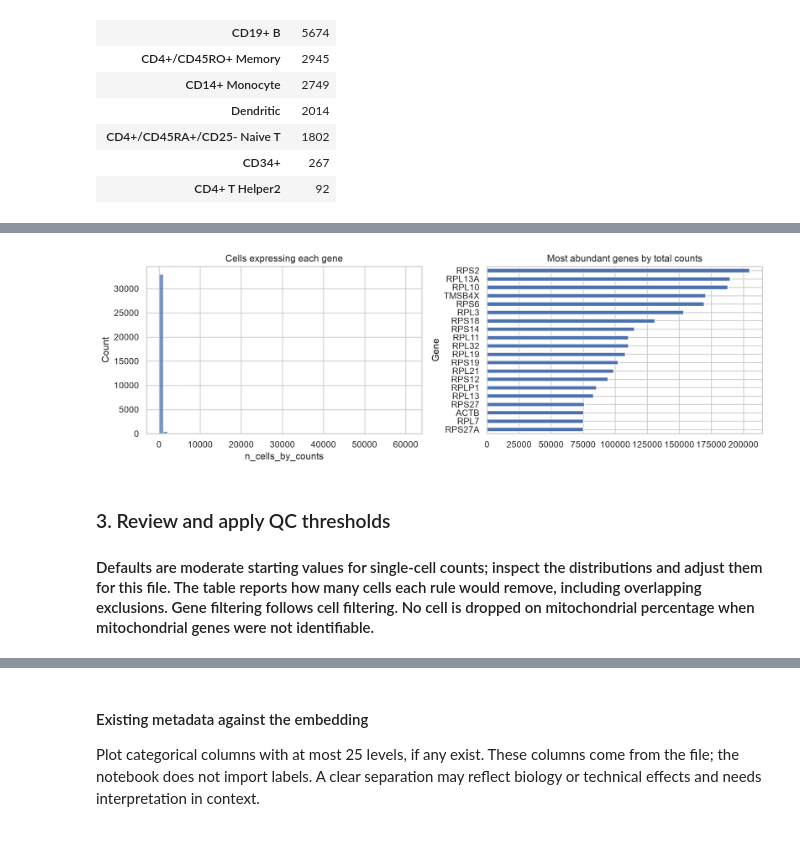
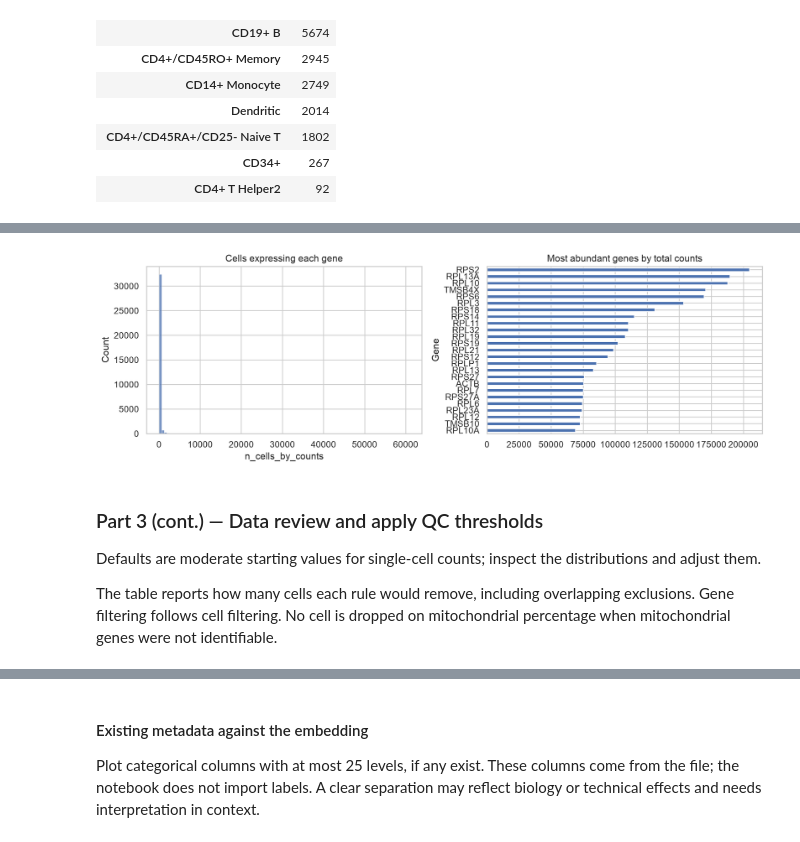
Before and after one commit to maximyam/Graph-ML, a Jupyter notebook: data_processing.ipynb, the cells around one changed output, grey strips where cells are left out. Cells and saved outputs as stored; diff of their text form; code cells hidden in the pictures.

Commit message:
[Max] First working data processing

```diff
--- a/data_processing.ipynb
+++ b/data_processing.ipynb
@@ -153,19 +160,13 @@ obsm tsne size (65877, 2)                ==>
 [[  7.56553972   0.44137032]
  [  2.55262557 -25.78667227]]
 # %%
-print("Shape (cells, genes):", adata.shape)
-print("X:", type(adata.X).__name__, adata.X.dtype)
-print("obs columns:", list(adata.obs.columns))
-print("var columns:", list(adata.var.columns))
-print("layers:", {k: (v.shape, str(v.dtype)) for k, v in adata.layers.items()})
-print("obsm:", {k: v.shape for k, v in adata.obsm.items()})
-print("Unique cell IDs:", adata.obs_names.is_unique, "duplicate count:", adata.obs_names.duplicated().sum())
-print("Unique gene IDs:", adata.var_names.is_unique, "duplicate count:", adata.var_names.duplicated().sum())
-display(adata.obs.head(), adata.var.head())
-display(pd.DataFrame({"cell_id": adata.obs_names[:10]}))
-if not adata.obs_names.is_unique:
-    raise ValueError("Repeated cell IDs in the file: inspect adata.obs_names before proceeding; do not strip barcode suffixes.")
-if not adata.var_names.is_unique:
-    warnings.warn("Duplicate gene names: preserving the originals in var['original_gene_id'] and making analysis names unique.")
-    adata.var["original_gene_id"] = adata.var_names.astype(str)
-    adata.var_names_make_unique()
+# print("Shape (cells, genes):", adata.shape)
+# print("X:", type(adata.X).__name__, adata.X.dtype)
+# print("obs columns:", list(adata.obs.columns))
+# print("var columns:", list(adata.var.columns))
+# print("layers:", {k: (v.shape, str(v.dtype)) for k, v in adata.layers.items()})
+# print("obsm:", {k: v.shape for k, v in adata.obsm.items()})
+# print("Unique cell IDs:", adata.obs_names.is_unique, "duplicate count:", adata.obs_names.duplicated().sum())
+# print("Unique gene IDs:", adata.var_names.is_unique, "duplicate count:", adata.var_names.duplicated().sum())
+# display(adata.obs.head(), adata.var.head())
+# display(pd.DataFrame({"cell_id": adata.obs_names[:10]}))
@@ -330,12 +348,24 @@ if "pct_counts_mt" in qc.obs:
 # %%
 fig, ax = plt.subplots(1, 2, figsize=(12, 4))
-sns.histplot(qc.var["n_cells_by_counts"], bins=60, ax=ax[0])
+sns.histplot(qc.var["n_cells_by_counts"], bins=100, ax=ax[0])
+# “0 genes are detected in only 17817 cell.”
+# “1 gene is detected in only 1986 cell.”
+# “2 gene is detected in only 928 cell.”
+
 ax[0].set_title("Cells expressing each gene")
-top_genes = qc.var["total_counts"].nlargest(min(20, qc.n_vars)).sort_values()
+
+
+top_genes = qc.var["total_counts"].nlargest(min(25, qc.n_vars)).sort_values()
 top_genes.plot.barh(ax=ax[1], title="Most abundant genes by total counts")
 plt.tight_layout(); plt.show()
+
+
+# RPS2, RPL13A  is the most common gene
 # %% [output]
-[figure, old version]
+[figure, new version]
 # %% [markdown]
-### 3. Review and apply QC thresholds
-#### Defaults are moderate starting values for single-cell counts; inspect the distributions and adjust them for this file. The table reports how many cells each rule would remove, including overlapping exclusions. Gene filtering follows cell filtering. No cell is dropped on mitochondrial percentage when mitochondrial genes were not identifiable.
+### Part 3 (cont.) — Data review and apply QC thresholds
+
+Defaults are moderate starting values for single-cell counts; inspect the distributions and adjust them.
+
+The table reports how many cells each rule would remove, including overlapping exclusions. Gene filtering follows cell filtering. No cell is dropped on mitochondrial percentage when mitochondrial genes were not identifiable.
```
Also changed, not shown: parts of 52 cells of this notebook, 6 other files.
